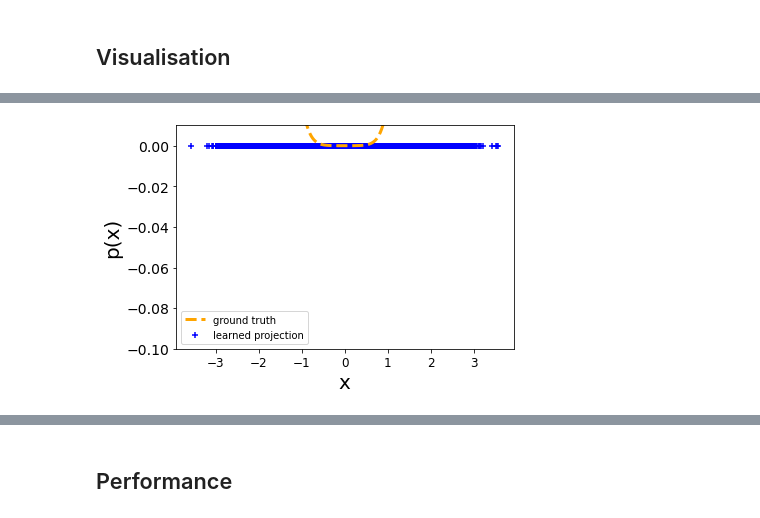
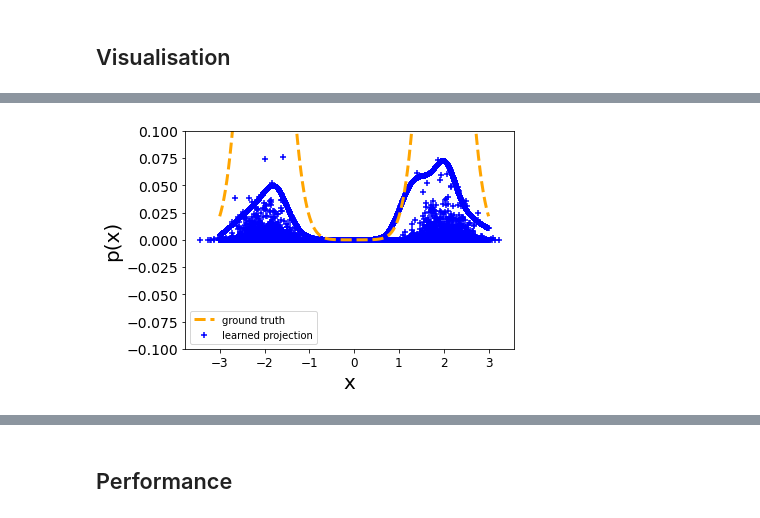
Before and after one commit to umarteau/non_negative_model, a Jupyter notebook: npm_nnf/density_estimation/experiment_10d.ipynb, the cells around one changed output, grey strips where cells are left out. Saved outputs shown, nothing was run; the diff lists cells and outputs as text; code cells hidden in the pictures.

```diff
--- a/npm_nnf/density_estimation/experiment_10d.ipynb
+++ b/npm_nnf/density_estimation/experiment_10d.ipynb
@@ -105,5 +105,5 @@ clf,ds = load.load(os.path.join(path_configs,config_file))
 # %% [markdown]
 ## Visualisation
 # %%
-plot(-3,3,fig_file = '10d_nw_model.pdf',clf = clf,ds = ds,ymax = 0.01)
+plot(-3,3,fig_file = '10d_nw_model.pdf',clf = clf,ds = ds,ymax = 0.1)
 # %% [output]
@@ -113,4 +113,4 @@ plot(-3,3,fig_file = '10d_nw_model.pdf',clf = clf,ds = ds,ymax = 0.01)
-[figure, old version]
+[figure, new version]
 # %%
 dd = pickle.load(open('models/density_estimation_NadarayaWatsonEstimator_dimension10_datasetsize1000_1.pickle','rb'))
 # %%
```
Also changed, not shown: parts of 3 cells of this notebook, 1 other file.
